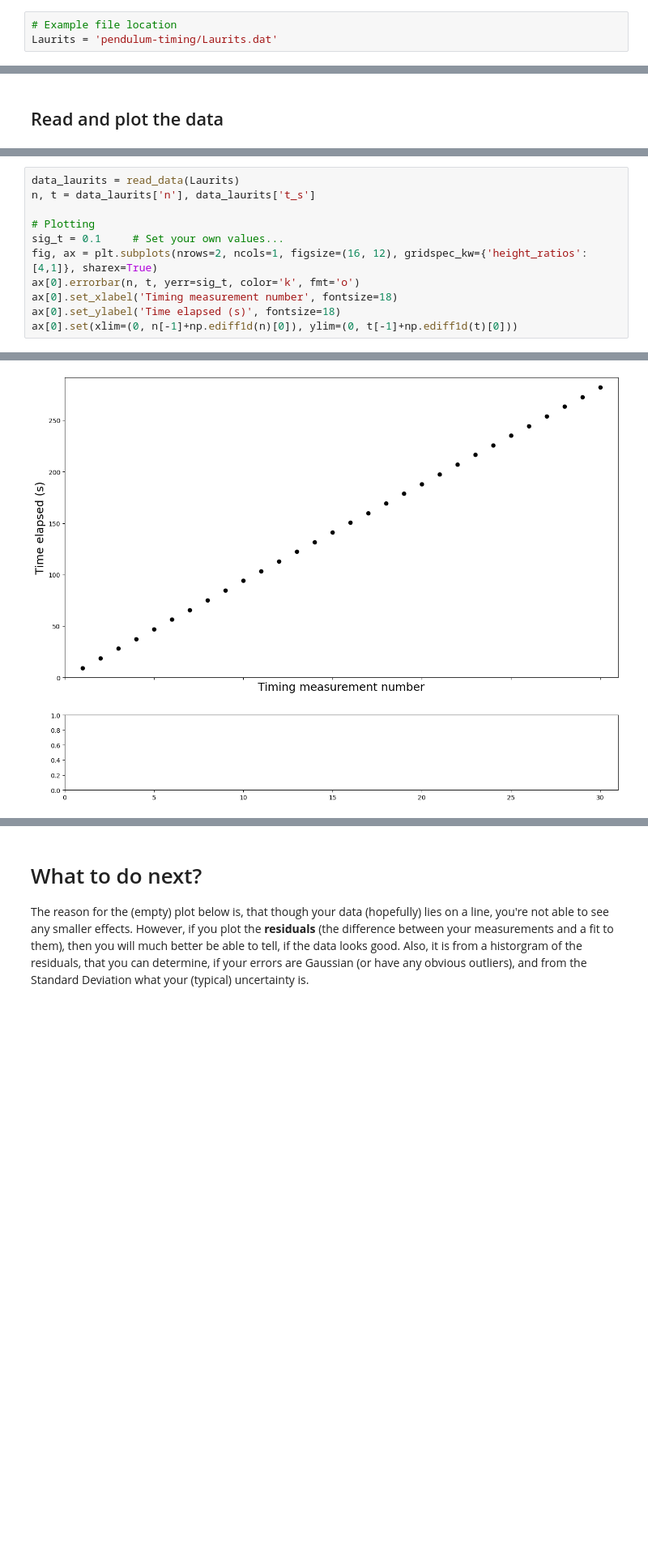
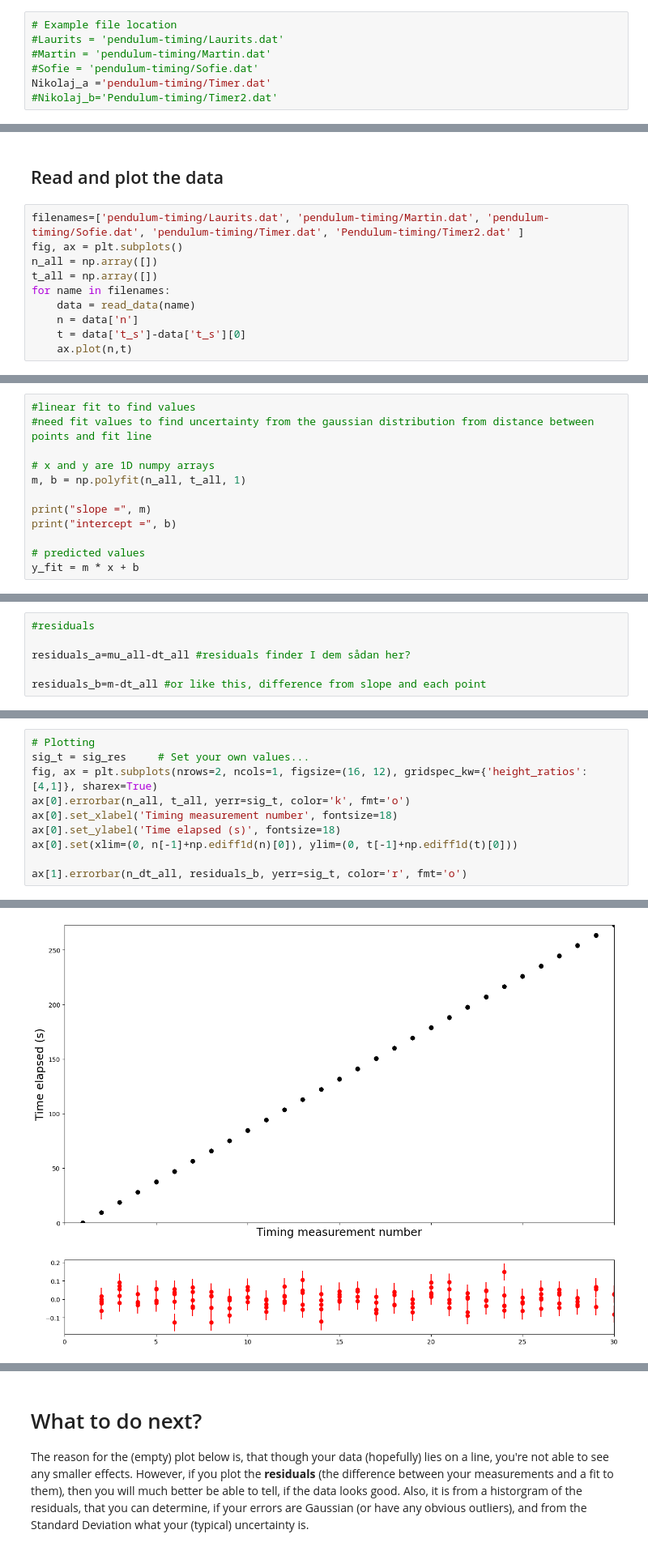
Before and after one commit to NikolajMunkKjaersgaard/Appstat-project, a Jupyter notebook: Project/Pendulum/pendulum_Sofie.ipynb, the cells around one changed output, grey strips where cells are left out. Shown at 81% size. Cells and saved outputs as stored; diff of their text form; blank space fills up the shorter version.

Commit message:
Update data pendulum

```diff
--- a/Project/Pendulum/pendulum_Sofie.ipynb
+++ b/Project/Pendulum/pendulum_Sofie.ipynb
@@ -8,6 +21,10 @@ import matplotlib.pyplot as plt
 # %%
 # Example file location
-Laurits = 'pendulum-timing/Laurits.dat'
+#Laurits = 'pendulum-timing/Laurits.dat'
+#Martin = 'pendulum-timing/Martin.dat'
+#Sofie = 'pendulum-timing/Sofie.dat'
+Nikolaj_a ='pendulum-timing/Timer.dat'
+#Nikolaj_b='Pendulum-timing/Timer2.dat'
 # %% [markdown]
 ## Data reader
 # %%
@@ -17,3 +34,13 @@ def read_data(filename):
     return dat
 # %% [markdown]
 ## Read and plot the data
+# %%
+filenames=['pendulum-timing/Laurits.dat', 'pendulum-timing/Martin.dat', 'pendulum-timing/Sofie.dat', 'pendulum-timing/Timer.dat', 'Pendulum-timing/Timer2.dat' ]
+fig, ax = plt.subplots()
+n_all = np.array([])
+t_all = np.array([])
+for name in filenames:
+    data = read_data(name)
+    n = data['n']
+    t = data['t_s']-data['t_s'][0]
+    ax.plot(n,t)
@@ -19,0 +162,12 @@ def read_data(filename):
+# %%
+#linear fit to find values
+#need fit values to find uncertainty from the gaussian distribution from distance between points and fit line
+
+# x and y are 1D numpy arrays
+m, b = np.polyfit(n_all, t_all, 1)
+
+print("slope =", m)
+print("intercept =", b)
+
+# predicted values
+y_fit = m * x + b
@@ -19,0 +177,6 @@ def read_data(filename):
+# %%
+#residuals
+
+residuals_a=mu_all-dt_all #residuals finder I dem sådan her?
+
+residuals_b=m-dt_all #or like this, difference from slope and each point
@@ -20,12 +198,11 @@ def read_data(filename):
 # %%
-data_laurits = read_data(Laurits)
-n, t = data_laurits['n'], data_laurits['t_s']
-
 # Plotting
-sig_t = 0.1     # Set your own values...
+sig_t = sig_res     # Set your own values...
 fig, ax = plt.subplots(nrows=2, ncols=1, figsize=(16, 12), gridspec_kw={'height_ratios':[4,1]}, sharex=True)
-ax[0].errorbar(n, t, yerr=sig_t, color='k', fmt='o')
+ax[0].errorbar(n_all, t_all, yerr=sig_t, color='k', fmt='o')
 ax[0].set_xlabel('Timing measurement number', fontsize=18)
 ax[0].set_ylabel('Time elapsed (s)', fontsize=18)
 ax[0].set(xlim=(0, n[-1]+np.ediff1d(n)[0]), ylim=(0, t[-1]+np.ediff1d(t)[0]))
+
+ax[1].errorbar(n_dt_all, residuals_b, yerr=sig_t, color='r', fmt='o')
 # %% [output]
@@ -33 +210 @@ ax[0].set(xlim=(0, n[-1]+np.ediff1d(n)[0]), ylim=(0, t[-1]+np.ediff1d(t)[0]))
-[figure, old version]
+[figure, new version]
```
Also changed, not shown: parts of 11 cells of this notebook, 3 other files.
